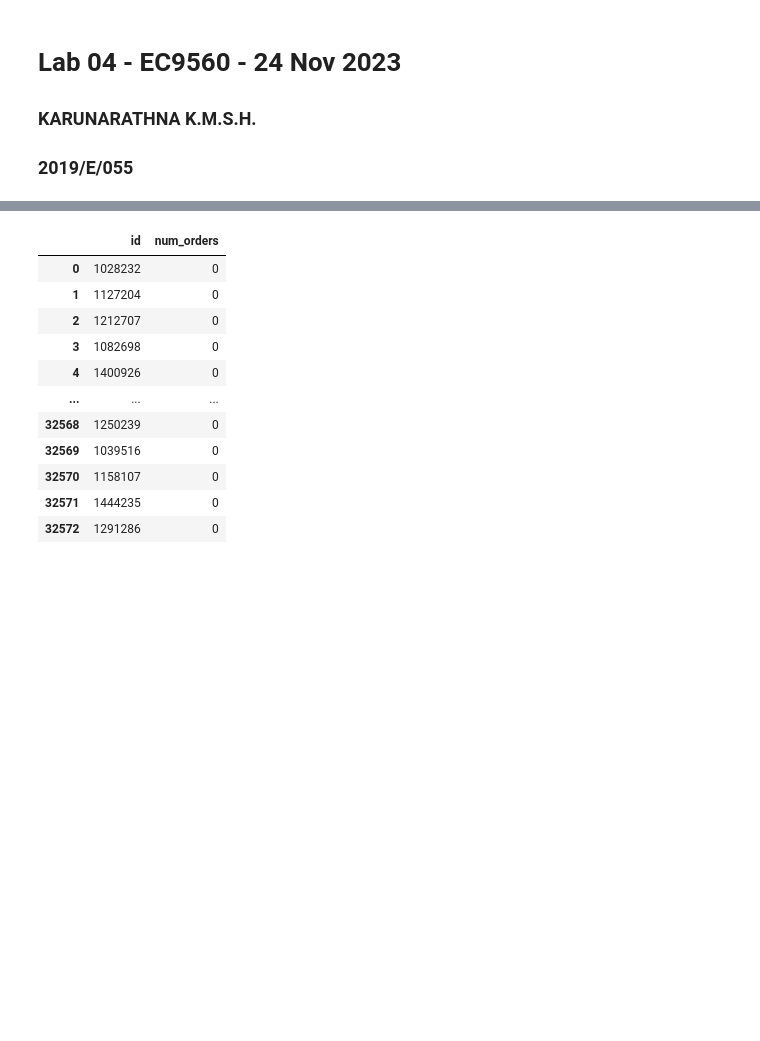
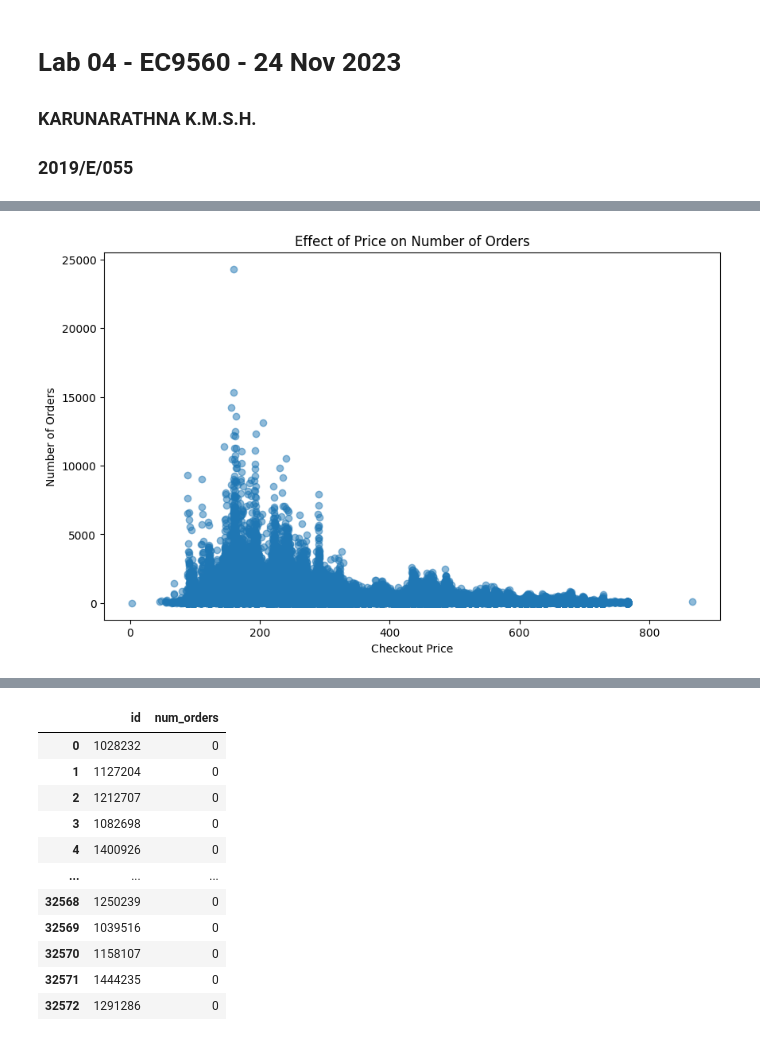
Before and after one commit to Sachira-Heshan/food-demand-forecast, a Jupyter notebook: 2019E055_L4_EC9560.ipynb, the cells around one changed output, grey strips where cells are left out. Cells and saved outputs as stored; diff of their text form; code cells hidden in the pictures; blank space fills up the shorter version.

```diff
--- a/2019E055_L4_EC9560.ipynb
+++ b/2019E055_L4_EC9560.ipynb
@@ -854,0 +966,10 @@ submission_df.to_csv('submission_new.csv', index=False)
+# %%
+# Scatter plot to show the effect of price on the number of orders
+plt.figure(figsize=(10, 6))
+plt.scatter(df_train['checkout_price'], df_train['num_orders'], alpha=0.5)
+plt.title('Effect of Price on Number of Orders')
+plt.xlabel('Checkout Price')
+plt.ylabel('Number of Orders')
+plt.show()
+# %% [output]
+[figure, added]
```
Also changed, not shown: parts of 17 cells of this notebook.
